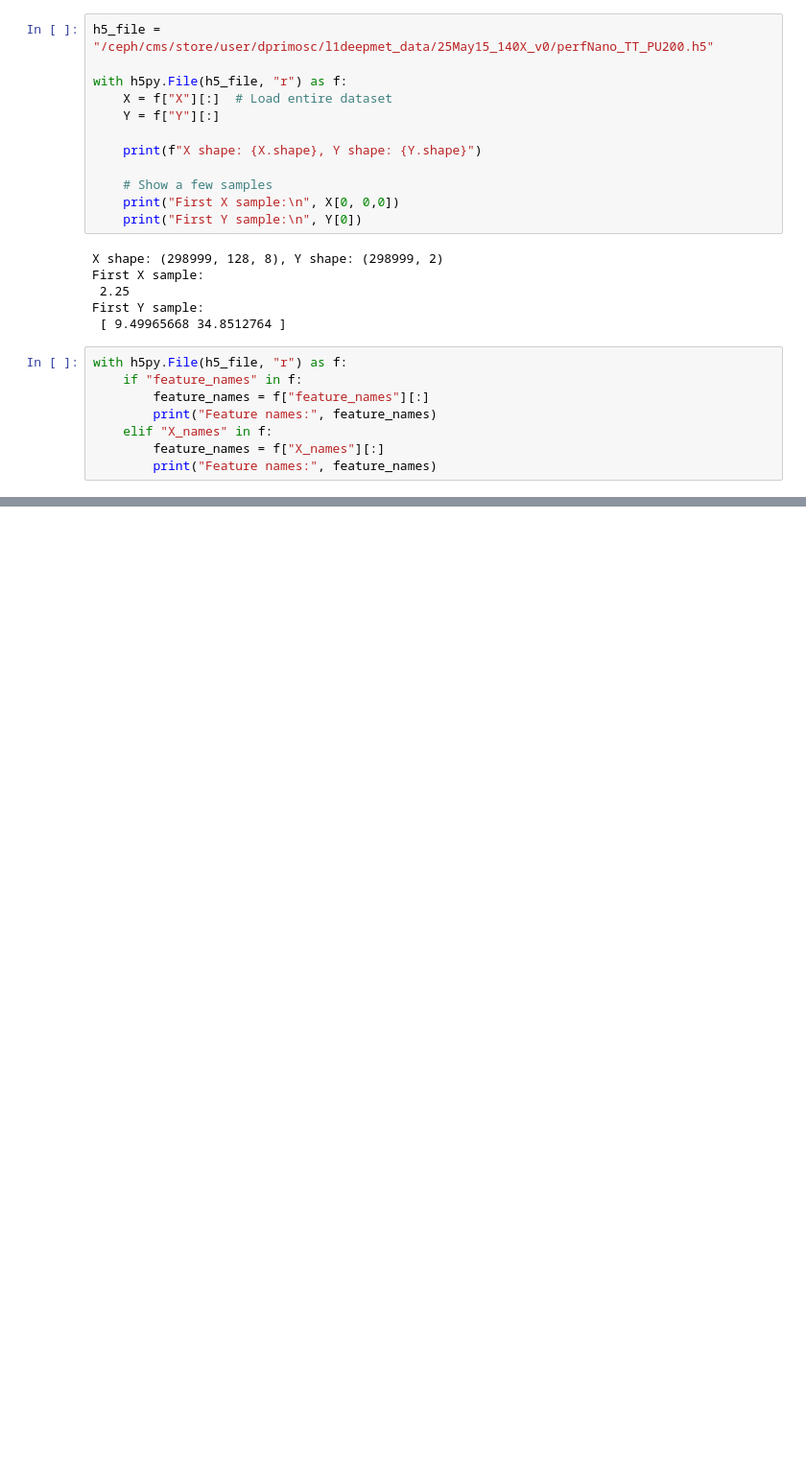
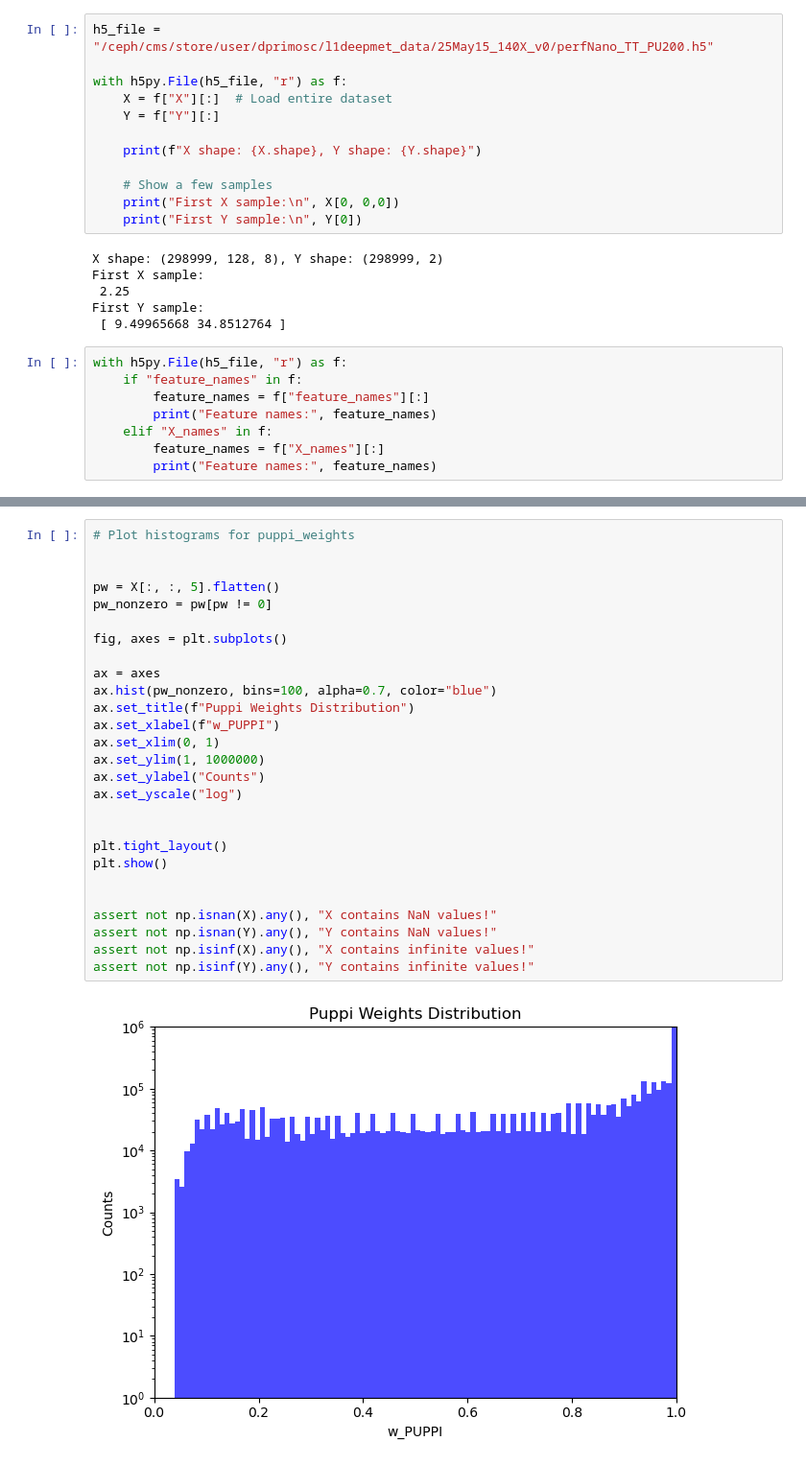
Before and after one commit to ucsd-hep-ex/L1METML, a Jupyter notebook: notebooks/data_exploration.ipynb, the cells around one changed output, grey strips where cells are left out. Shown: that part at 96% size. Cells and saved outputs as stored; diff of their text form; blank space fills up the shorter version.

```diff
--- a/notebooks/data_exploration.ipynb
+++ b/notebooks/data_exploration.ipynb
@@ -96,0 +165,29 @@ assert not np.isinf(Y).any(), "Y contains infinite values!"
+# %%
+# Plot histograms for puppi_weights
+
+
+pw = X[:, :, 5].flatten()
+pw_nonzero = pw[pw != 0]
+
+fig, axes = plt.subplots()
+
+ax = axes
+ax.hist(pw_nonzero, bins=100, alpha=0.7, color="blue")
+ax.set_title(f"Puppi Weights Distribution")
+ax.set_xlabel(f"w_PUPPI")
+ax.set_xlim(0, 1)
+ax.set_ylim(1, 1000000)
+ax.set_ylabel("Counts")
+ax.set_yscale("log")
+
+
+plt.tight_layout()
+plt.show()
+
+
+assert not np.isnan(X).any(), "X contains NaN values!"
+assert not np.isnan(Y).any(), "Y contains NaN values!"
+assert not np.isinf(X).any(), "X contains infinite values!"
+assert not np.isinf(Y).any(), "Y contains infinite values!"
+# %% [output]
+[figure, added]
```
Also changed, not shown: parts of 4 cells of this notebook.
